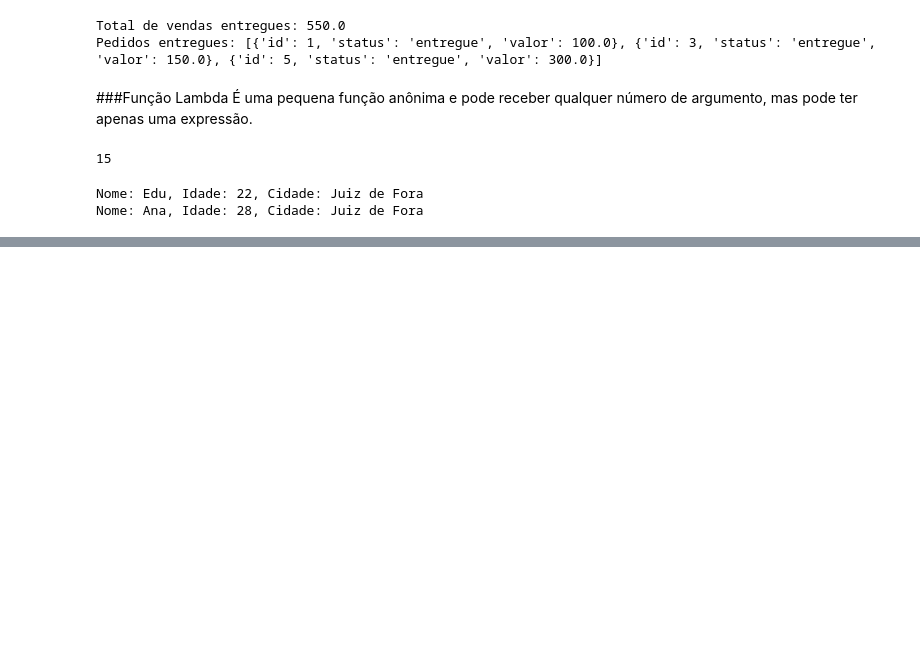
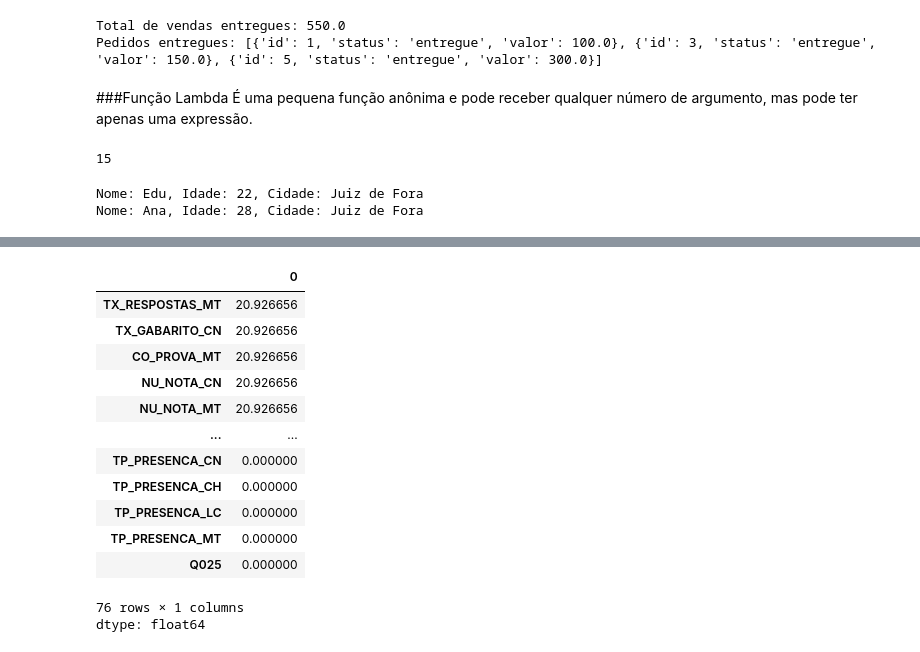
Before and after one commit to jaquelineamaral/data-analysis, a Jupyter notebook: data_analysis.ipynb, the cells around one changed output, grey strips where cells are left out. Cells and saved outputs as stored; diff of their text form; code cells hidden in the pictures; blank space fills up the shorter version.

```diff
--- a/data_analysis.ipynb
+++ b/data_analysis.ipynb
@@ -123,0 +190,18 @@ Nome: Ana, Idade: 28, Cidade: Juiz de Fora
+# %%
+# verificar dados ausentes (em termos percentuais)
+(df.isnull().sum() / df.shape[0] * 100).sort_values(ascending = False)
+# %% [output]
+|  | 0 |
+| TX_RESPOSTAS_MT | 20.926656 |
+| TX_GABARITO_CN | 20.926656 |
+| CO_PROVA_MT | 20.926656 |
+| NU_NOTA_CN | 20.926656 |
+| NU_NOTA_MT | 20.926656 |
+| ... | ... |
+| TP_PRESENCA_CN | 0.000000 |
+| TP_PRESENCA_CH | 0.000000 |
+| TP_PRESENCA_LC | 0.000000 |
+| TP_PRESENCA_MT | 0.000000 |
+| Q025 | 0.000000 |
+76 rows × 1 columns
+dtype: float64
```
Also changed, not shown: parts of 7 cells of this notebook.
